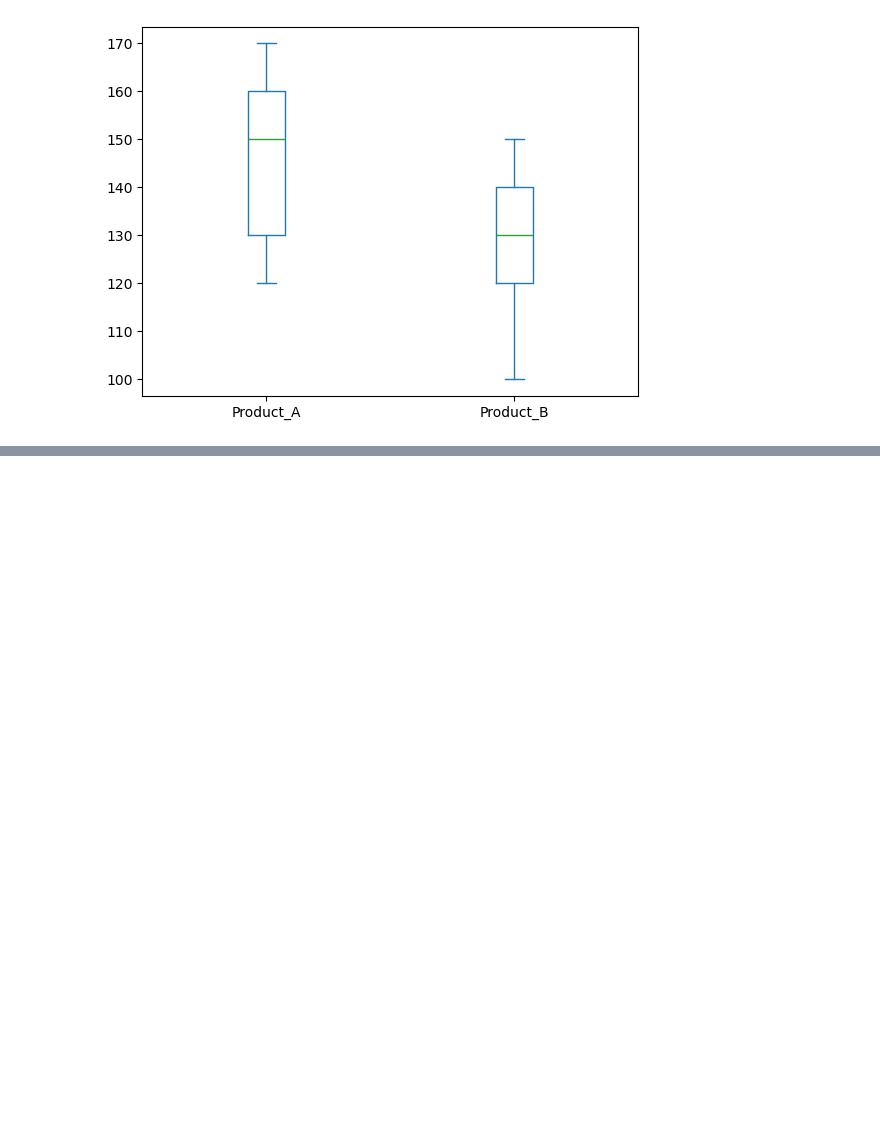
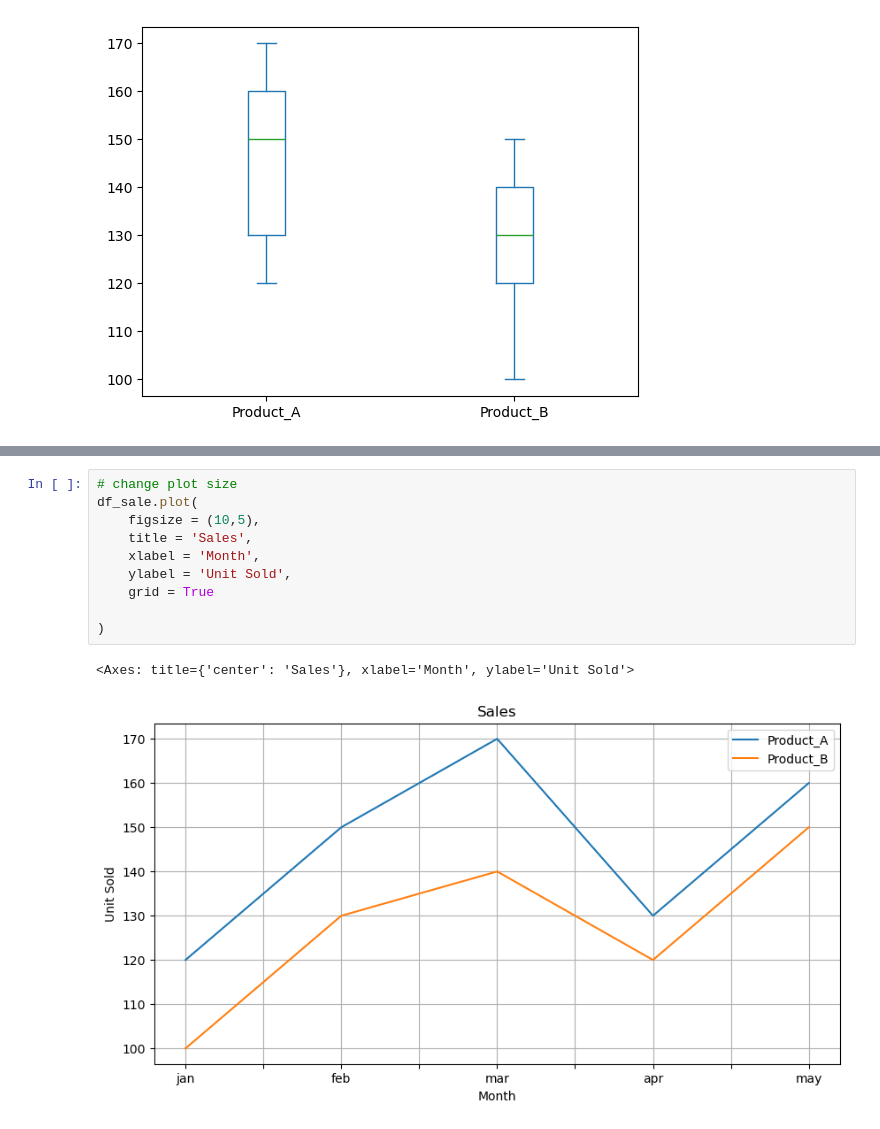
Before and after one commit to ankitgujre/Pandas_Cy, a Jupyter notebook: Joines_and_plotting.ipynb, the cells around one changed output, grey strips where cells are left out. Cells and saved outputs as stored; diff of their text form; blank space fills up the shorter version.

```diff
--- a/Joines_and_plotting.ipynb
+++ b/Joines_and_plotting.ipynb
@@ -157,0 +183,13 @@ df_random['X'].plot.kde()
+# %%
+# change plot size
+df_sale.plot(
+    figsize = (10,5),
+    title = 'Sales',
+    xlabel = 'Month',
+    ylabel = 'Unit Sold',
+    grid = True
+
+)
+# %% [output]
+<Axes: title={'center': 'Sales'}, xlabel='Month', ylabel='Unit Sold'>
+[figure, added]
```
Also changed, not shown: parts of 9 cells of this notebook.
